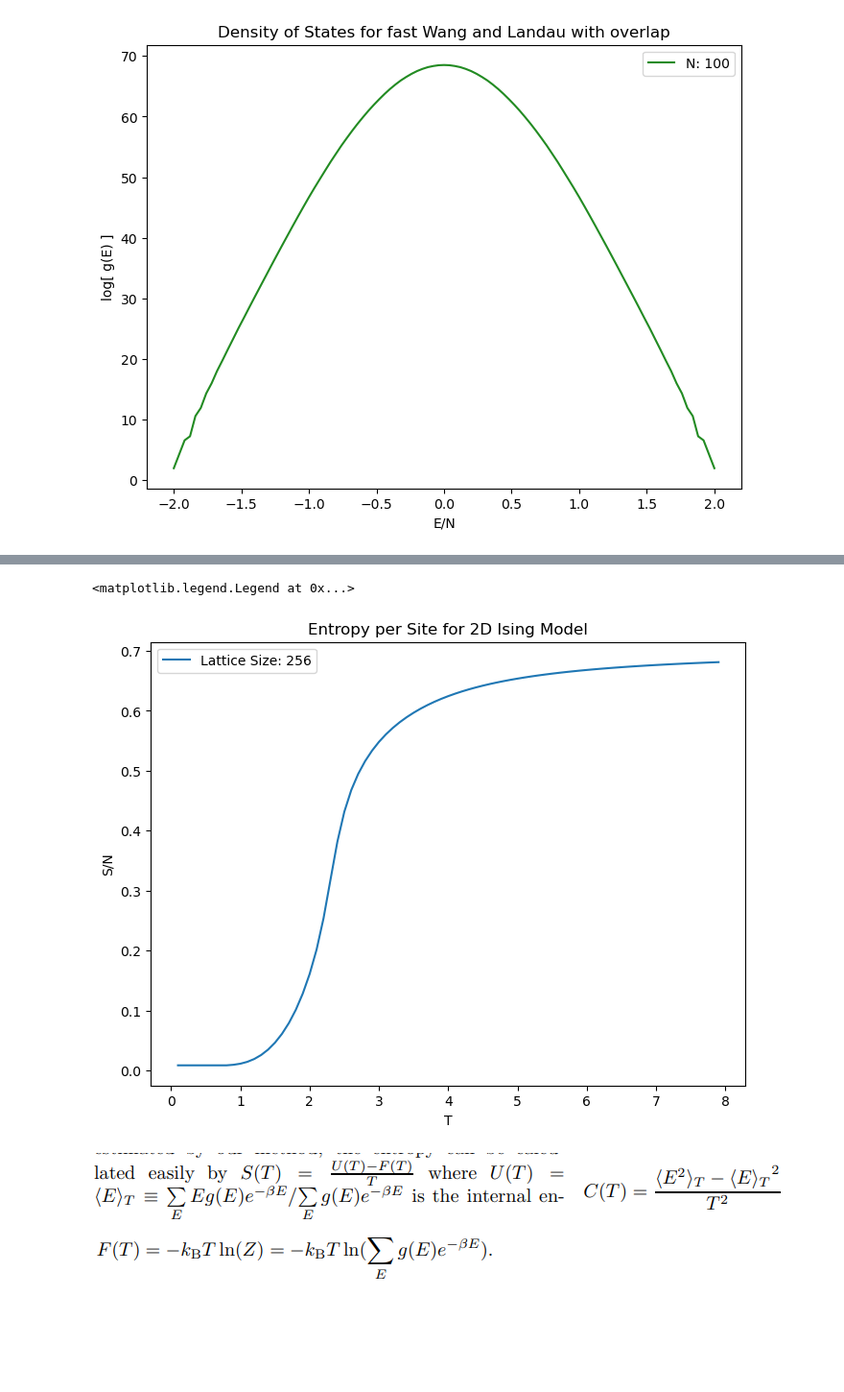
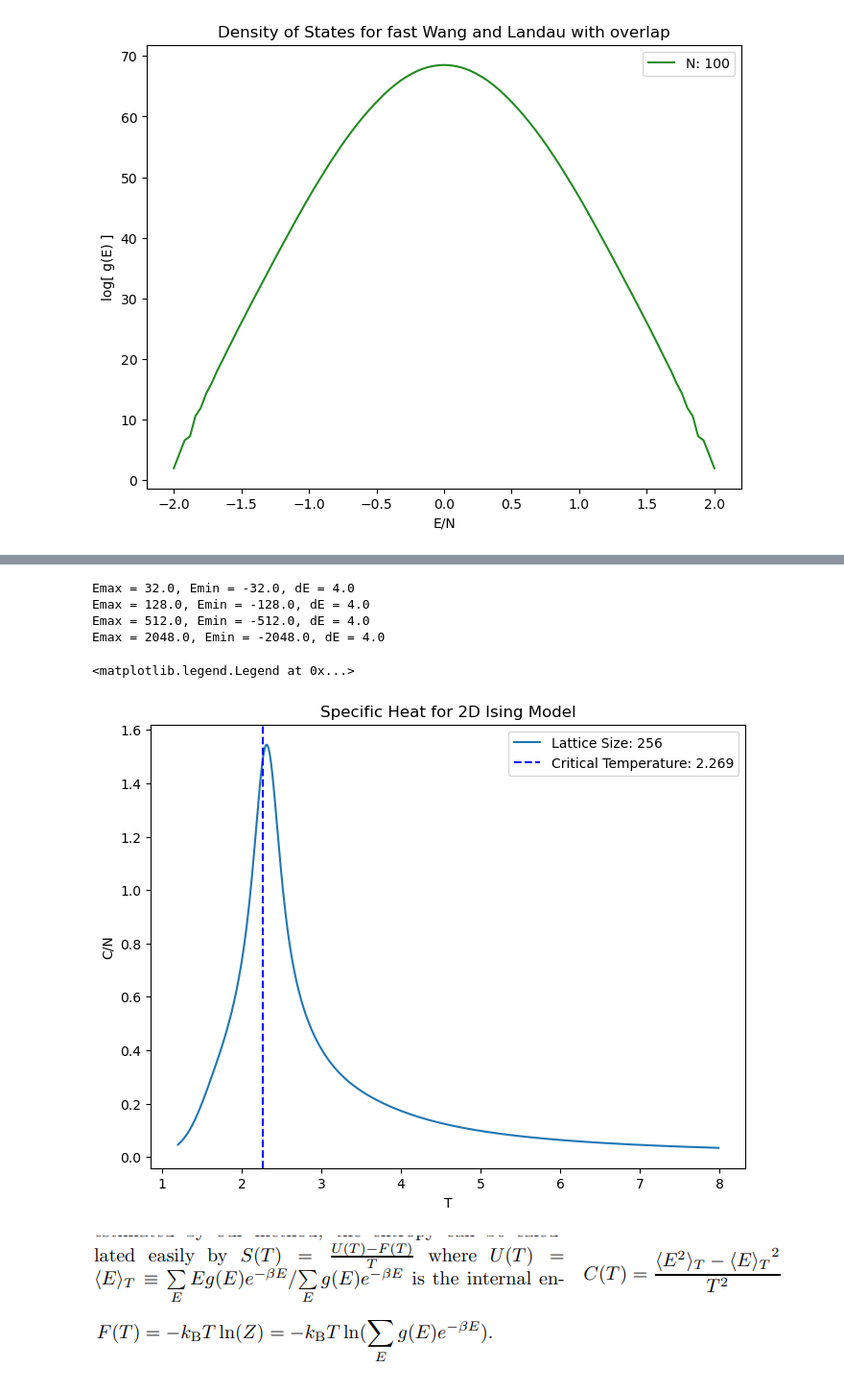
Before and after one commit to hswanson13/CompFinalProject, a Jupyter notebook: 2D_ising_Wang_Landau.ipynb, the cells around one changed output, grey strips where cells are left out. Shown at 96% size. Drawn from its saved outputs; the diff is of its cells as text; code cells hidden in the pictures; blank space fills up the shorter version.

```diff
--- a/2D_ising_Wang_Landau.ipynb
+++ b/2D_ising_Wang_Landau.ipynb
@@ -266,6 +248,7 @@ Done with 16
 # %%
 #plot density of states
-norm_log_g_s = [g-g[0]+2 for g in log_g_s]
+#norm_log_g_s = [np.log(np.exp(g-g[0])+2) for g in log_g_s]
+lat_sizes = [4,8,16]
 
 E_spec_s = [np.array(calc_E_spectrum(i)) for i in lat_sizes]
 
@@ -287,11 +335,20 @@ Emax = 512.0, Emin = -512.0, dE = 4.0
 # %%
+def no_inf(arr):
+    arr_s_min = arr[arr < 10**200]
+    arr[arr > 10**200] = np.min(arr_s_min)
+    return arr
 
 
-T_s = np.arange(0.1,8,0.1)
+#     arr_min = arr[arr != -np.inf]
+#     arr[np.isinf(arr)] = np.max(arr_min)
+    return arr
 
-g_lat = np.exp(norm_log_g_s[-2])
+lat_sizes = [4,8,16,32]
+E_spec_s = [np.array(calc_E_spectrum(i)) for i in lat_sizes]
 
-E_spec = E_spec_s[-2]
+
+T_s = np.arange(1.2,8,0.01)
+
 
 plt.figure(figsize=(8,6))
 with np.errstate(all='ignore'):
@@ -309,25 +366,30 @@ with np.errstate(all='ignore'):
         S_s = []
         Z_s = []
         for T in T_s:
-            Z = np.sum(np.exp(norm_log_g_s[i])*np.exp(-E_spec_s[i]/T))
+            Z_non_sum = np.exp(norm_log_g_s[i])*np.exp(-E_spec_s[i]/T)
+#             Z_no_inf = no_inf(Z_non_sum)
+#             Z = np.sum(Z_no_inf)
+            Z = np.sum(Z_non_sum)
 
             F = -T*np.log(Z)/lat_sizes[i]**2
-            F_an = analytical_F(T,10**7)
-            F_exact.append(F_an.n)
-            F_errs.append(F_an.s)
+#             F_an = analytical_F(T,10**7)
+#             F_exact.append(F_an.n)
+#             F_errs.append(F_an.s)
 
-            E = np.sum(E_spec_s[i]*np.exp(norm_log_g_s[i])*np.exp(-E_spec_s[i]/T))/Z
             S = (np.log(Z)+E/T)/lat_sizes[i]**2
-            E_2 = np.sum(E_spec_s[i]**2*np.exp(norm_log_g_s[i])*np.exp(-E_spec_s[i]/T))/Z
+
+            E = np.sum(E_spec_s[i]*no_inf(np.exp(norm_log_g_s[i])*np.exp(-E_spec_s[i]/T)))/Z
+
+            E_2 = np.sum(E_spec_s[i]**2*no_inf(np.exp(norm_log_g_s[i])*no_neg_inf(np.exp(-E_spec_s[i]/T))))/Z
             C = ((E_2-E**2)/T**2) / lat_sizes[i]**2
 
             Z_s.append(np.log(Z/lat_sizes[i]**2))
-            U_s.append(E)
+            U_s.append(E/lat_sizes[i]**2)
             S_s.append(S)
             F_s.append(F)
             C_s.append(C)
 
-
+        #print(C_s)
         C_s = np.array(C_s)
         C_s[np.isnan(C_s)] = 0
 
@@ -353,42 +415,48 @@ with np.errstate(all='ignore'):
 #         plt.title('Partition Function for 2D Ising Model')
 
             #------GIBBS FREE ENERGY--------#
 #         plt.plot(T_s,F_s,label=f'Lattice Size: {lat_sizes[i]**2}')
 #         plt.plot(T_s,F_exact,label='Exact Solution')
 
 #         F_u = np.array([ufloat(F_exact[i],F_errs[i]) for i in range(len(F_exact))])
 #         rel_err = np.absolute((np.array(F_s) - F_u)/F_u)
 
 #         nom_rel_err = [i.n for i in rel_err]
 #         plt.plot(T_s,nom_rel_err,label='Relative Error',color='forestgreen')
 
 #         std_rel_err = [i.s for i in rel_err]
 #         print(np.mean(std_rel_err),np.max(std_rel_err))
 #         plt.ylabel('Relative Error')
-#         plt.title('Relative Error of Free Energy')
+#         plt.title('Relative Error')
 
             #------SPECIFIC HEAT--------#
-#         plt.plot(T_s,C_s,label=f'Lattice Size: {lat_sizes[i]**2}')
-#         plt.ylabel('C/N')
-#         plt.title('Specific Heat for 2D Ising Model')
+        plt.plot(T_s,C_s,label=f'Lattice Size: {lat_sizes[i]**2}')
+        plt.ylabel('C/N')
+        plt.title('Specific Heat for 2D Ising Model')
 
             #------AVERAGE ENERGY PER SITE------#
 #         plt.plot(T_s,U_s,label=f'Lattice Size: {lat_sizes[i]**2}')
 #         plt.ylabel('E/N')
 #         plt.title('Energy per Site for 2D Ising Model')
 
             #------ENTROPY PER SITE ENERGY--------#
-        plt.plot(T_s,S_s,label=f'Lattice Size: {lat_sizes[i]**2}')
-        plt.ylabel('S/N')
-        plt.title('Entropy per Site for 2D Ising Model')
+#         plt.plot(T_s,S_s,label=f'Lattice Size: {lat_sizes[i]**2}',color='purple')
+#         plt.ylabel('S/N')
+#         plt.title('Entropy per Site for 2D Ising Model')
 
         plt.xlabel('T')
 
+plt.axvline(x=2.269,linestyle='--',color='b',label=f'Critical Temperature: {2.269}')
+
 
 plt.legend()
 # %% [output]
-<matplotlib.legend.Legend at 0x...>
+Emax = 32.0, Emin = -32.0, dE = 4.0
+Emax = 128.0, Emin = -128.0, dE = 4.0
+Emax = 512.0, Emin = -512.0, dE = 4.0
+Emax = 2048.0, Emin = -2048.0, dE = 4.0
+<matplotlib.legend.Legend at 0x...>
-[figure, old version]
+[figure, new version]
 # %% [markdown]
 ![image.png](attachment:image.png)
 ![image-2.png](attachment:image-2.png)
```
Also changed, not shown: parts of 18 cells of this notebook, 1 other file.
